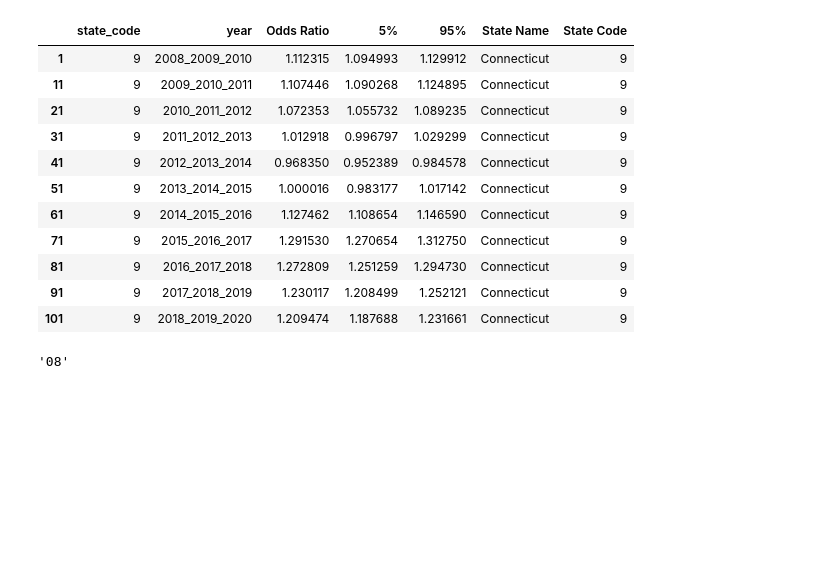
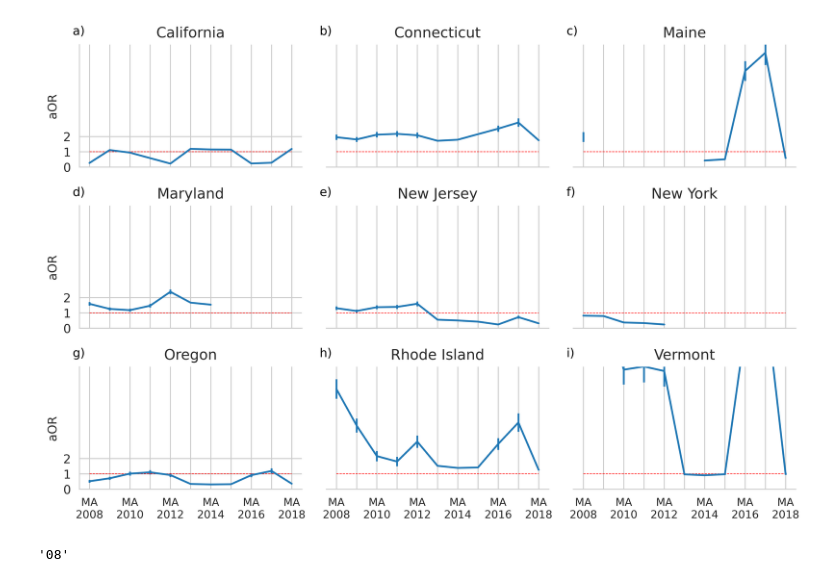
Before and after one commit to newtein/health_outcomes, a Jupyter notebook: plot_odds_ratio_each_state.ipynb, the cells around one changed output. Cells and saved outputs as stored; diff of their text form; code cells hidden in the pictures; blank space fills up the shorter version.

```diff
--- a/plot_odds_ratio_each_state.ipynb
+++ b/plot_odds_ratio_each_state.ipynb
@@ -81,18 +71,7 @@ plt.savefig("output_images/odds_ratio_three_year_plot.png", bbox_inches='tight')
 # %%
-df[df['state_code'] == 9]
+plot_graph("three_year_group_2")
 # %% [output]
-|  | state_code | year | Odds Ratio | 5% | 95% | State Name | State Code |
-| 1 | 9 | 2008_2009_2010 | 1.112315 | 1.094993 | 1.129912 | Connecticut | 9 |
-| 11 | 9 | 2009_2010_2011 | 1.107446 | 1.090268 | 1.124895 | Connecticut | 9 |
-| 21 | 9 | 2010_2011_2012 | 1.072353 | 1.055732 | 1.089235 | Connecticut | 9 |
-| 31 | 9 | 2011_2012_2013 | 1.012918 | 0.996797 | 1.029299 | Connecticut | 9 |
-| 41 | 9 | 2012_2013_2014 | 0.968350 | 0.952389 | 0.984578 | Connecticut | 9 |
-| 51 | 9 | 2013_2014_2015 | 1.000016 | 0.983177 | 1.017142 | Connecticut | 9 |
-| 61 | 9 | 2014_2015_2016 | 1.127462 | 1.108654 | 1.146590 | Connecticut | 9 |
-| 71 | 9 | 2015_2016_2017 | 1.291530 | 1.270654 | 1.312750 | Connecticut | 9 |
-| 81 | 9 | 2016_2017_2018 | 1.272809 | 1.251259 | 1.294730 | Connecticut | 9 |
-| 91 | 9 | 2017_2018_2019 | 1.230117 | 1.208499 | 1.252121 | Connecticut | 9 |
-| 101 | 9 | 2018_2019_2020 | 1.209474 | 1.187688 | 1.231661 | Connecticut | 9 |
+[figure, added]
 # %%
 "2008"[-2:]
 # %% [output]
```
Also changed, not shown: parts of 6 cells of this notebook, 16 other files.
